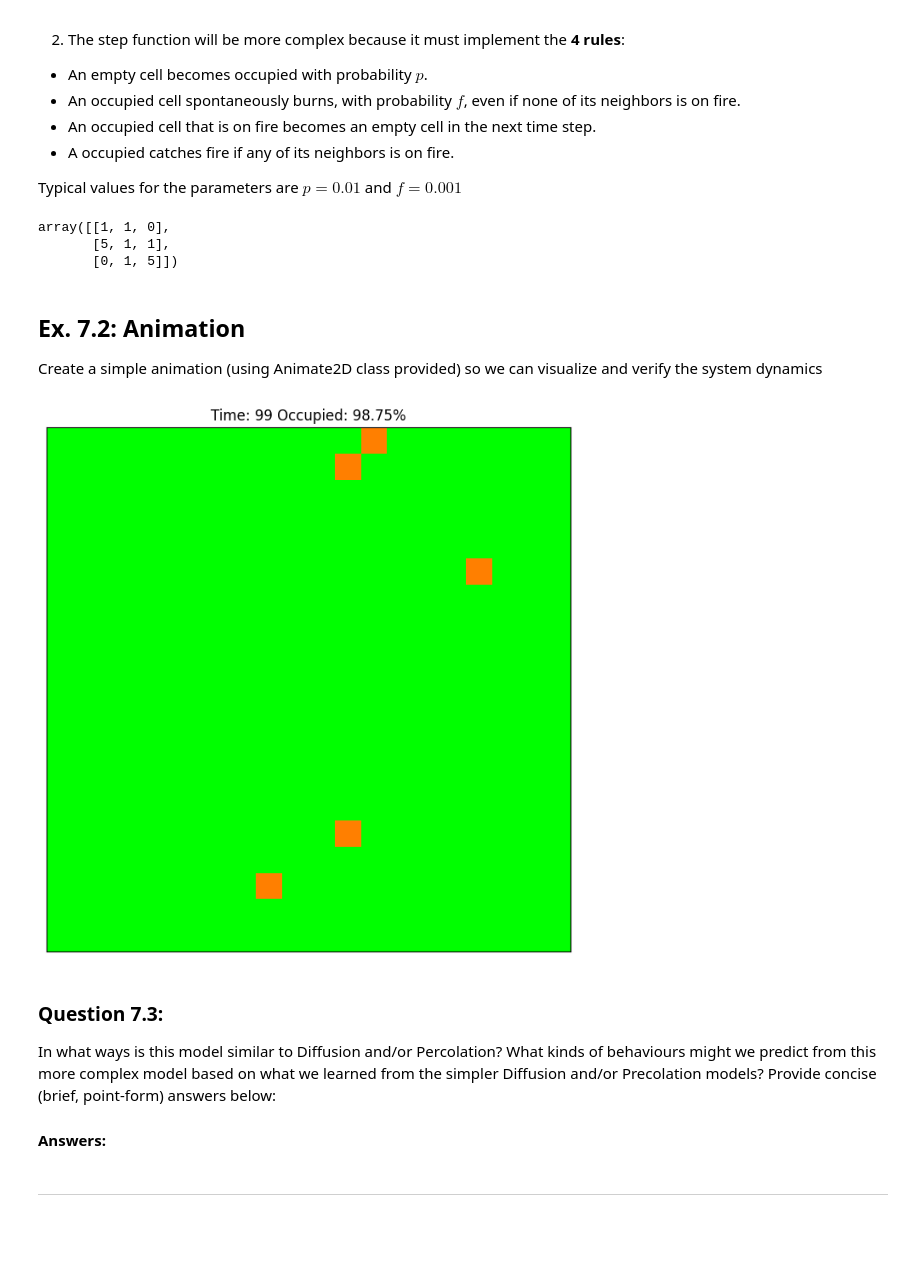
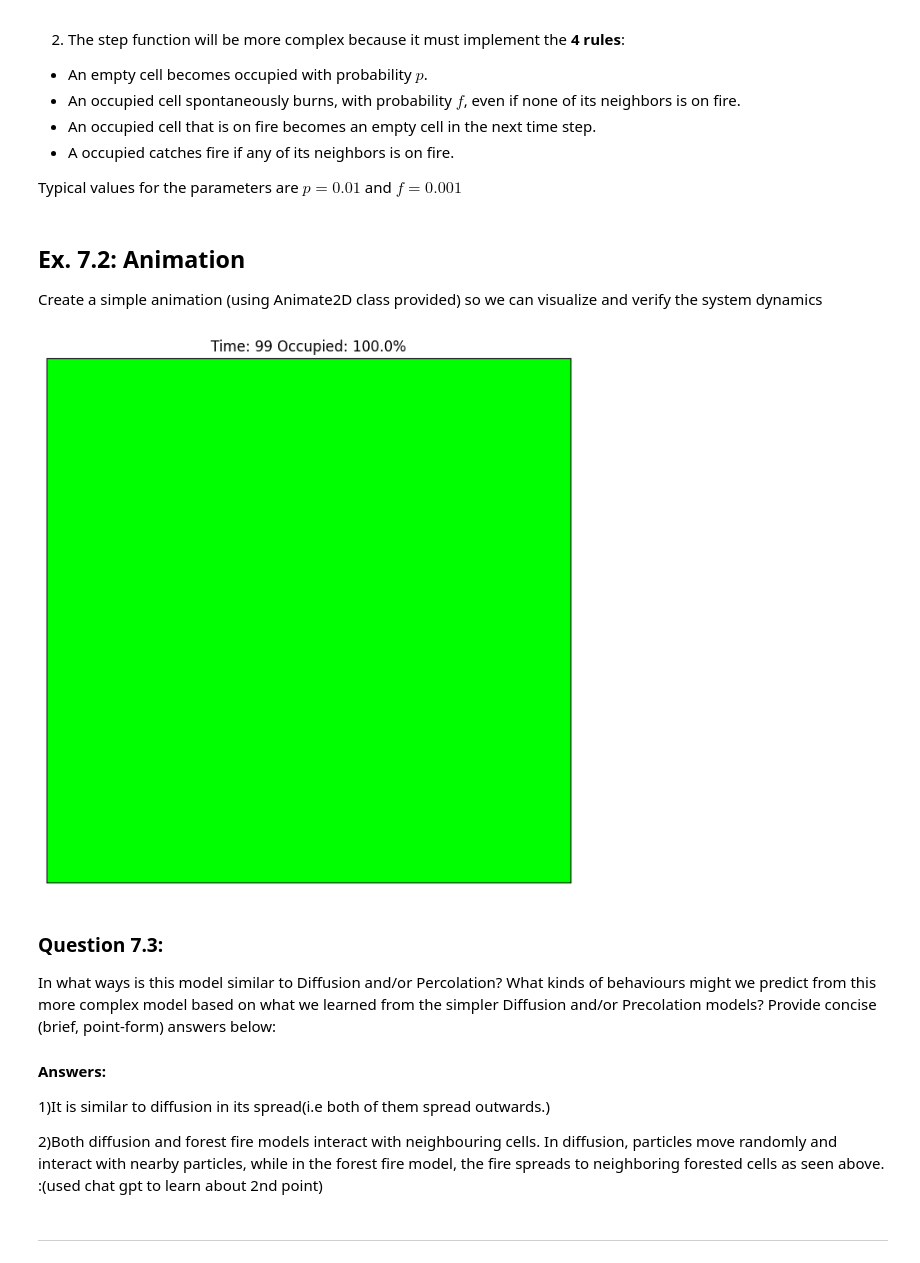
Before and after one commit to Vashusingh44/cap-comp215, a Jupyter notebook: labs/lab07-10-fire.ipynb, the cells around one changed output. Drawn from its saved outputs; the diff is of its cells as text; code cells hidden in the pictures; blank space fills up the shorter version.

```diff
--- a/labs/lab07-10-fire.ipynb
+++ b/labs/lab07-10-fire.ipynb
@@ -184,33 +184,18 @@ class ForestFire:
         title = f'Time: {step} Occupied: {round(self.pct_occupied() * 100, 2)}%'
         plot_2d_array(self.state, axes=axes, title=title,
                       cmap=ForestFire.forest_colour_map, vmin=0, vmax=len(ForestFire.forest_colour_map.colors))
-# %%
-# Code-a-little Test-a-little - use this space to test your class methods as you develop them.  You can remove this block when done.
-m = ForestFire(3, p=0.5, f=0.2)  #  a very small model with high chance of regen. and spontaneous fires
-m.state = np.array([             # set the state matrix to a known value for testing with
-    [0, 1, 0],
-    [1, 1, 0],
-    [5, 0, 1],
-
-])
-m.step()                          # test the method you are working on and print some useful indicator
-pprint(m.state)
-# %% [output]
-array([[1, 1, 0],
-       [5, 1, 1],
-       [0, 1, 5]])
 # %% [markdown]
 ## Ex. 7.2: Animation
 Create a simple animation (using Animate2D class provided) so we can visualize and verify the system dynamics
 # %%
 # Ex. 7.2 here
 #  Suggestions: use a small grid (e.g., 20x20)  and
 #               a short animation (100 frames) with interval=0.3, to slow it down so you can inspect its behaviour
-my_fire = ForestFire(20, q= 0.5, p= 0.1)
+my_fire = ForestFire(15, q= 0.8, p= 0.2)
 fire_anim = Animation2D(my_fire,frames = 100)
 fire_anim.animate(0.01)
 # %% [output]
-[figure, old version]
+[figure, new version]
 # %% [markdown]
 ### Question 7.3:
 In what ways is this model similar to Diffusion and/or Percolation?
@@ -218,6 +203,9 @@ What kinds of behaviours might we predict from this more complex model based on
 Provide concise (brief, point-form) answers below:
 
 #### Answers:
+1)It is similar to diffusion in its spread(i.e both of them spread outwards.)
+
+2)Both diffusion and forest fire models interact with neighbouring cells. In diffusion, particles move randomly and interact with nearby particles, while in the forest fire model, the fire spreads to neighboring forested cells as seen above.   :(used chat gpt to learn about 2nd point)
 # %% [markdown]
 -------------------
 # %% [markdown]
```
Also changed, not shown: parts of 8 cells of this notebook.
